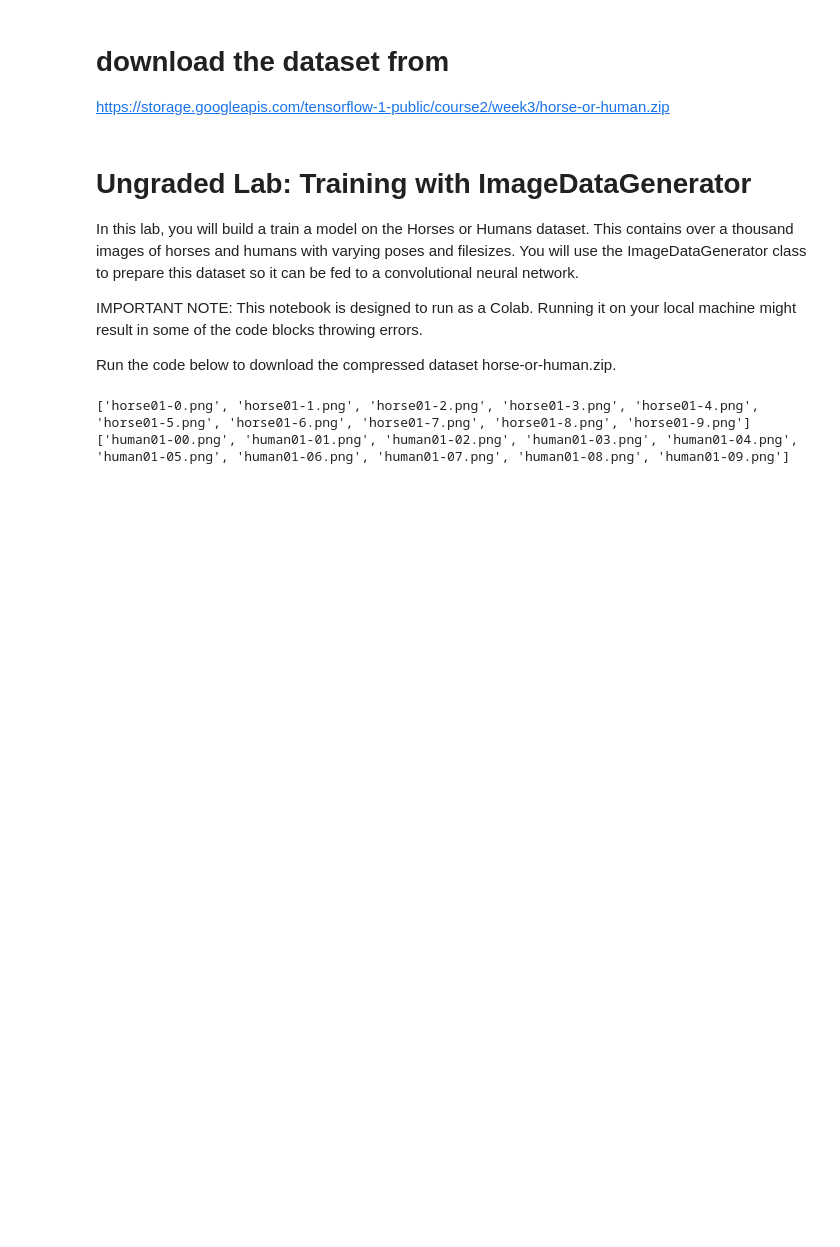
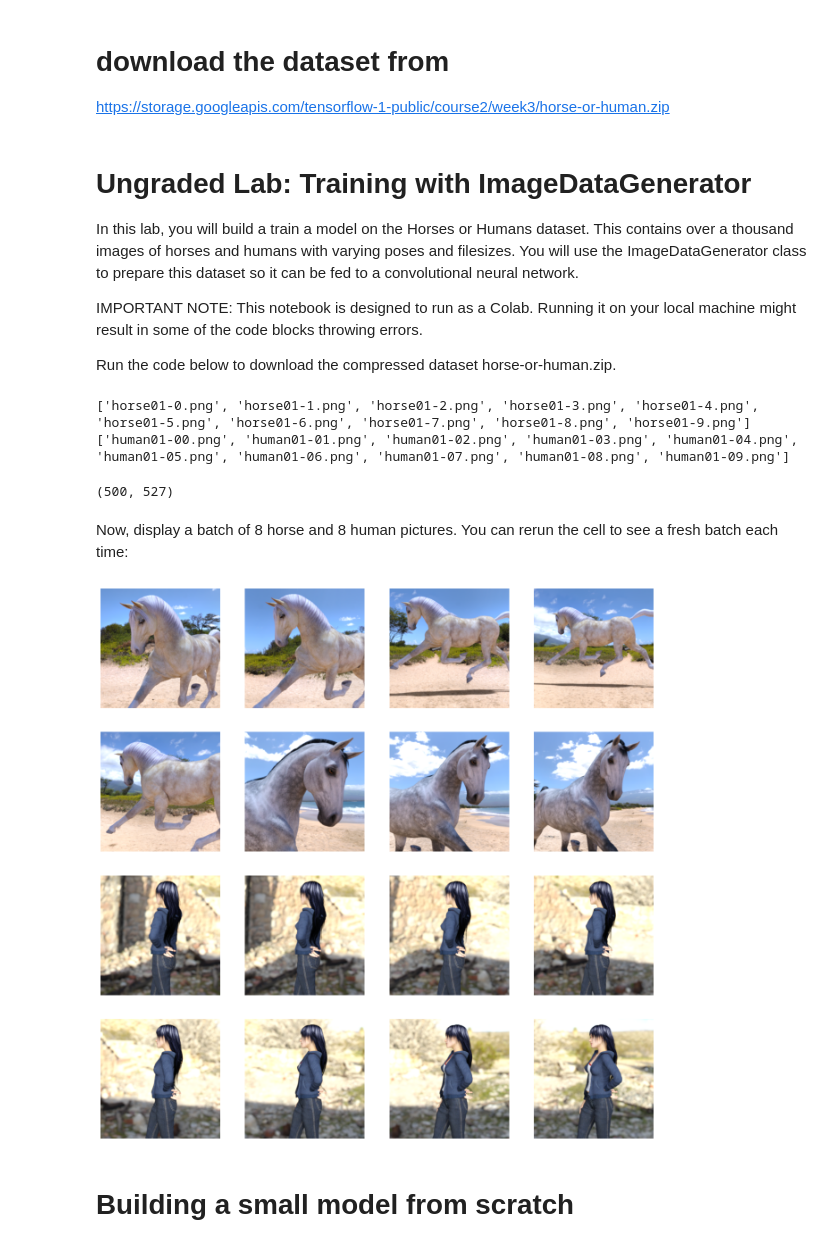
Before and after one commit to Immortal-Pi/DeepLearningTensorflowCoursera, a Jupyter notebook: Introduction/CNN/imageDataGenerator.ipynb, the cells around one changed output. Saved outputs shown, nothing was run; the diff lists cells and outputs as text; code cells hidden in the pictures; blank space fills up the shorter version.

```diff
--- a/Introduction/CNN/imageDataGenerator.ipynb
+++ b/Introduction/CNN/imageDataGenerator.ipynb
@@ -28,3 +28,7 @@ print(train_human_names[:10])
 # %% [output]
 ['horse01-0.png', 'horse01-1.png', 'horse01-2.png', 'horse01-3.png', 'horse01-4.png', 'horse01-5.png', 'horse01-6.png', 'horse01-7.png', 'horse01-8.png', 'horse01-9.png']
 ['human01-00.png', 'human01-01.png', 'human01-02.png', 'human01-03.png', 'human01-04.png', 'human01-05.png', 'human01-06.png', 'human01-07.png', 'human01-08.png', 'human01-09.png']
+# %%
+len(train_horse_names), len(train_human_names)
+# %% [output]
+(500, 527)
@@ -30,0 +38,29 @@ print(train_human_names[:10])
+# %%
+nrows = 4
+ncols = 4
+# %%
+pic_index = 0
+# %% [markdown]
+Now, display a batch of 8 horse and 8 human pictures. You can rerun the cell to see a fresh batch each time:
+# %%
+fig=plt.gcf()
+fig.set_size_inches(ncols*4, nrows *4)
+pic_index+=8
+next_horse_pix=[os.path.join(train_horse_dir,fname)
+                   for fname in train_horse_names[pic_index-8:pic_index]
+               ]
+next_human_pix=[ os.path.join(train_human_dir,fname)
+                    for fname in train_human_names[pic_index-8:pic_index]
+                ]
+
+for i, img_path in enumerate(next_horse_pix+next_human_pix):
+    sp=plt.subplot(nrows,ncols,i+1)
+    sp.axis('Off')
+
+    img=mpimg.imread(img_path)
+    plt.imshow(img)
+plt.show()
+# %% [output]
+[figure, added]
+# %% [markdown]
+# Building a small model from scratch
```
Also changed, not shown: parts of 12 cells of this notebook.
